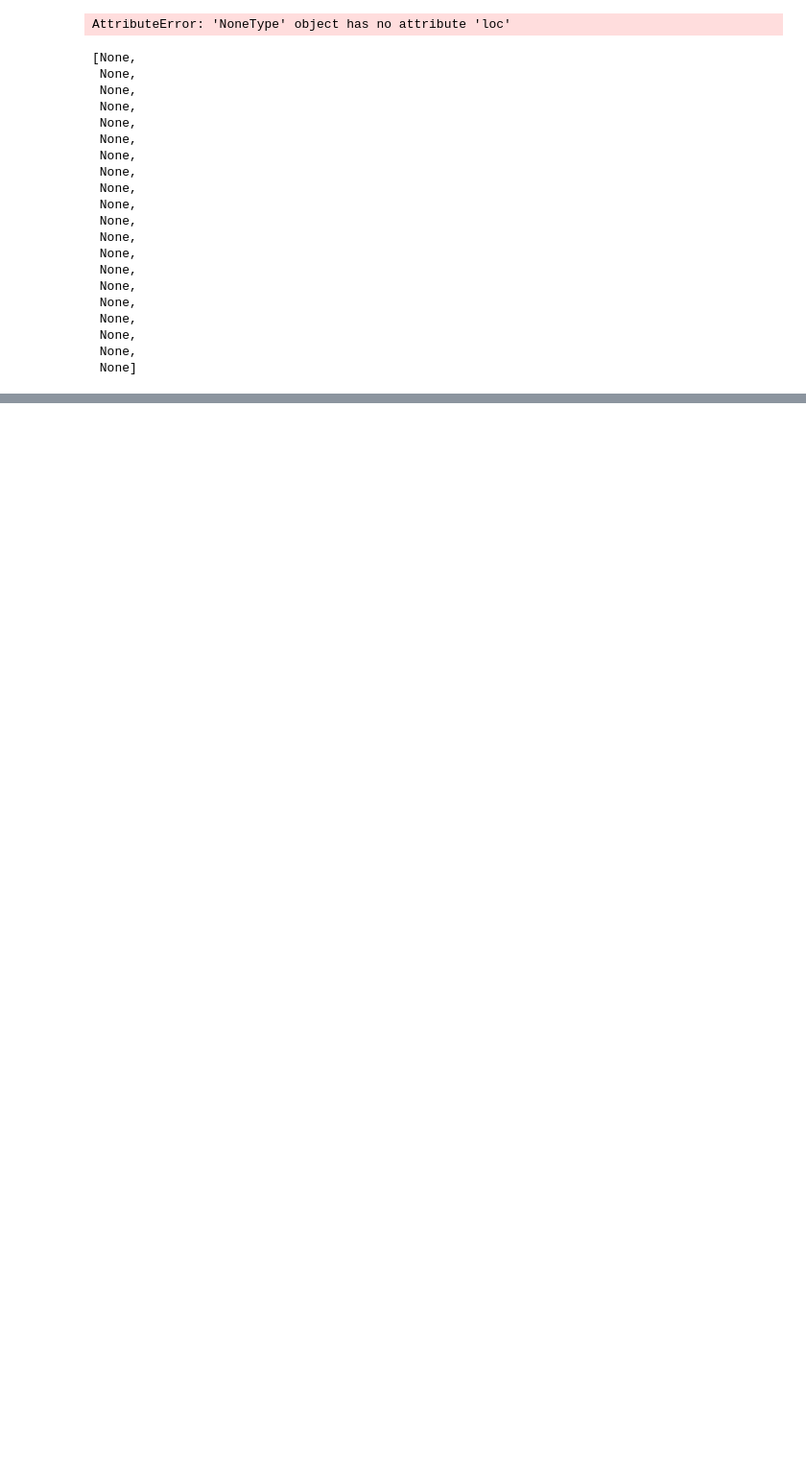
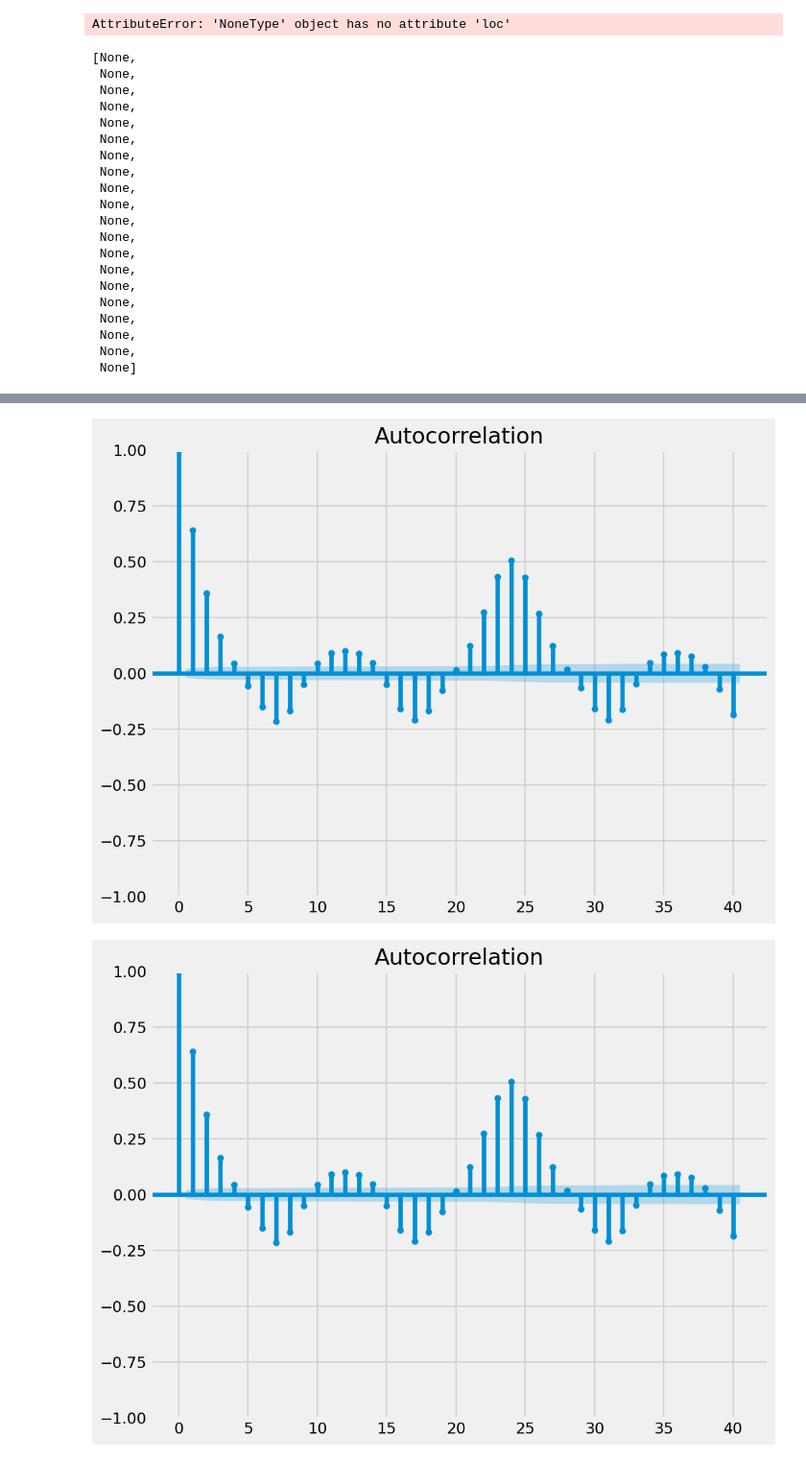
Before and after one commit to danbm94/masterthesis, a Jupyter notebook: refit.ipynb, the cells around one changed output, grey strips where cells are left out. Shown at 96% size. Saved outputs shown, nothing was run; the diff lists cells and outputs as text; code cells hidden in the pictures; blank space fills up the shorter version.

```diff
--- a/refit.ipynb
+++ b/refit.ipynb
@@ -148,0 +162,3 @@ p-value: 0.000000
+# %%
+X= pd.Series(dataframes_list[0]["Agg_transformed"].values)
+X
@@ -148,0 +182,5 @@ p-value: 0.000000
+# %%
+X_train, X_test = train_test_split(X, train_size=0.8, shuffle=False)
+# %%
+X_train = pd.Series(X_train)
+X_train
@@ -148,0 +200,5 @@ p-value: 0.000000
+# %%
+plot_acf(X_train)
+# %% [output]
+[figure, added]
+[figure, added]
```
Also changed, not shown: parts of 27 cells of this notebook.
